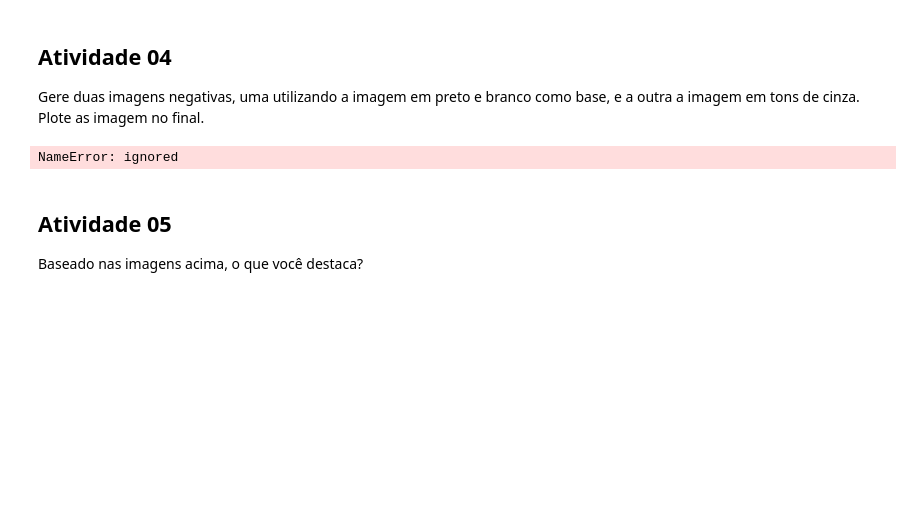
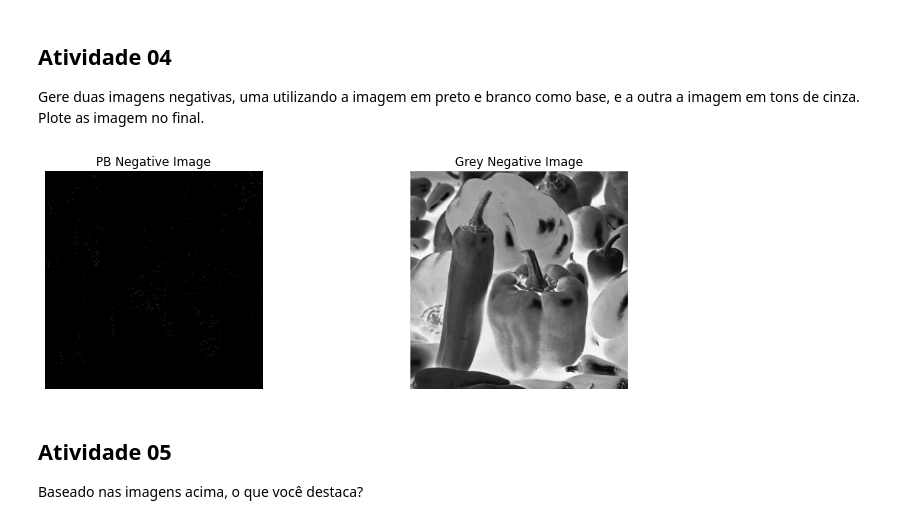
Before and after one commit to matheusfcorreia/labs, a Jupyter notebook: Copy_of_AtividadeAvaliativa1oBimestre.ipynb, the cells around one changed output. Drawn from its saved outputs; the diff is of its cells as text; code cells hidden in the pictures; blank space fills up the shorter version.

```diff
--- a/Copy_of_AtividadeAvaliativa1oBimestre.ipynb
+++ b/Copy_of_AtividadeAvaliativa1oBimestre.ipynb
@@ -36,12 +36,12 @@ A imagem carregada é uma imagem "clássica" no estudo de processamento de image
 Escreva/Implemente o código que plota a imagem em tons de cinza e o histograma da imagem em tons de cinza.
 # %%
 plt.figure(figsize=(12,4))
-img_pb = img.convert('LA')
+img_grey = img.convert('LA')
 plt.subplot(121)
 plt.axis('off')
-plt.imshow(img_pb)
+plt.imshow(img_grey)
 
-imagem_arr = np.array(img_pb)
+imagem_arr = np.array(img_grey)
 plt.subplot(122)
 plt.hist(imagem_arr.ravel(), color='black')
 plt.show()
@@ -80,28 +80,29 @@ Sobre os histogramas gerados nas atividade 1 e 2, o que podemos concluir? Respon
 ## Atividade 04
 
 Gere duas imagens negativas, uma utilizando a imagem em preto e branco como base, e a outra a imagem em tons de cinza. Plote as imagem no final.
-# %%
-plt.figure(figsize=(12,4))
-pb_arr_inv = np.array(img_pb)
-
-red = pb_arr_inv[:,:,0]
-red[red > 0] - 255
-
-green = pb_arr_inv[:,:,1]
-green[green > 0] - 255
-
-# blue = pb_arr_inv[:,:,1]
-# blue[blue > 0] - 255
-
-pb_arr_inv = np.array([red,green, green])
-# pb_arr_inv = np.reshape(pb_arr_inv, (512,512,2))
-
-# img_pb_inv = Image.fromarray()
-
-plt.subplot(121)
-plt.imshow(pb_arr_inv)
-# %% [output]
-NameError: ignored
+# %%
+plt.figure(figsize=(12,4))
+img_pb_array = np.array(img_pb)
+img_grey_array = np.array(img_grey)
+
+img_pb_array[img_pb_array == 0] = 255
+img_pb_array[img_pb_array == 255] = 0
+
+img_pb_inv = Image.fromarray(img_pb_array)
+
+plt.subplot(1,2,1)
+plt.axis('off')
+plt.title("PB Negative Image")
+plt.imshow(img_pb_inv)
+
+plt.subplot(1,2,2)
+plt.axis('off')
+plt.title("Grey Negative Image")
+plt.imshow(inv_grey,cmap="gray")
+
+plt.show()
+# %% [output]
+[figure, added]
 # %% [markdown]
 ## Atividade 05
 
```
Also changed, not shown: parts of 6 cells of this notebook.
